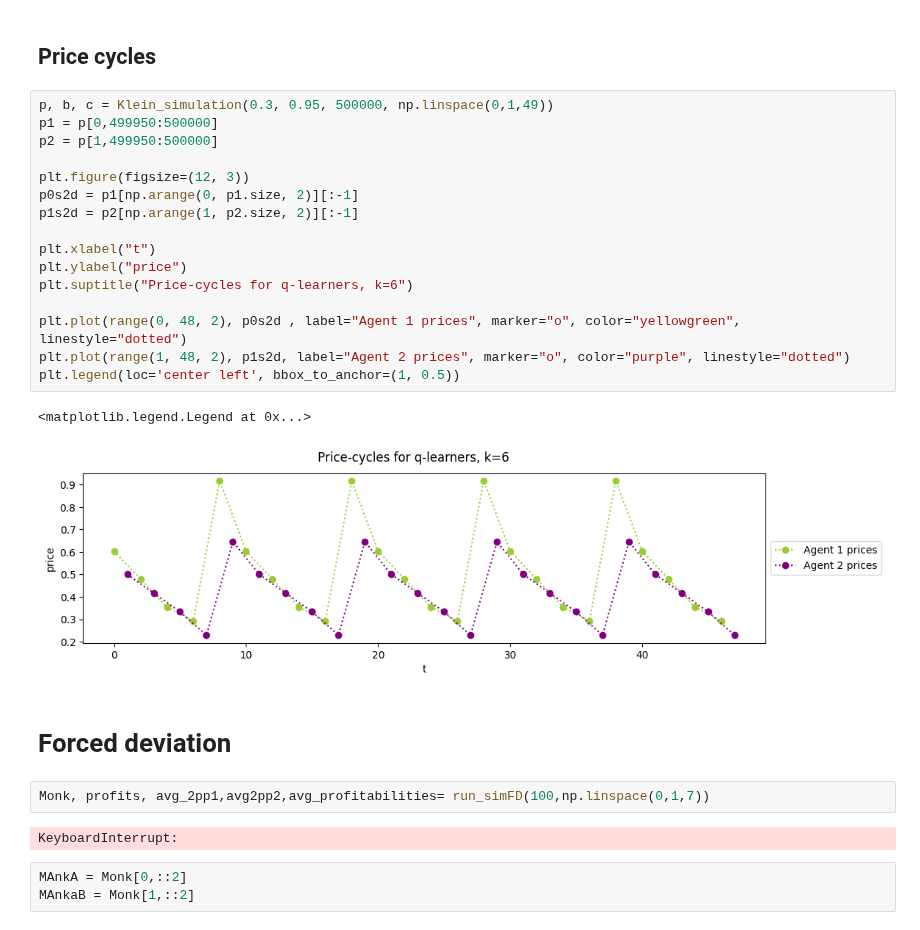
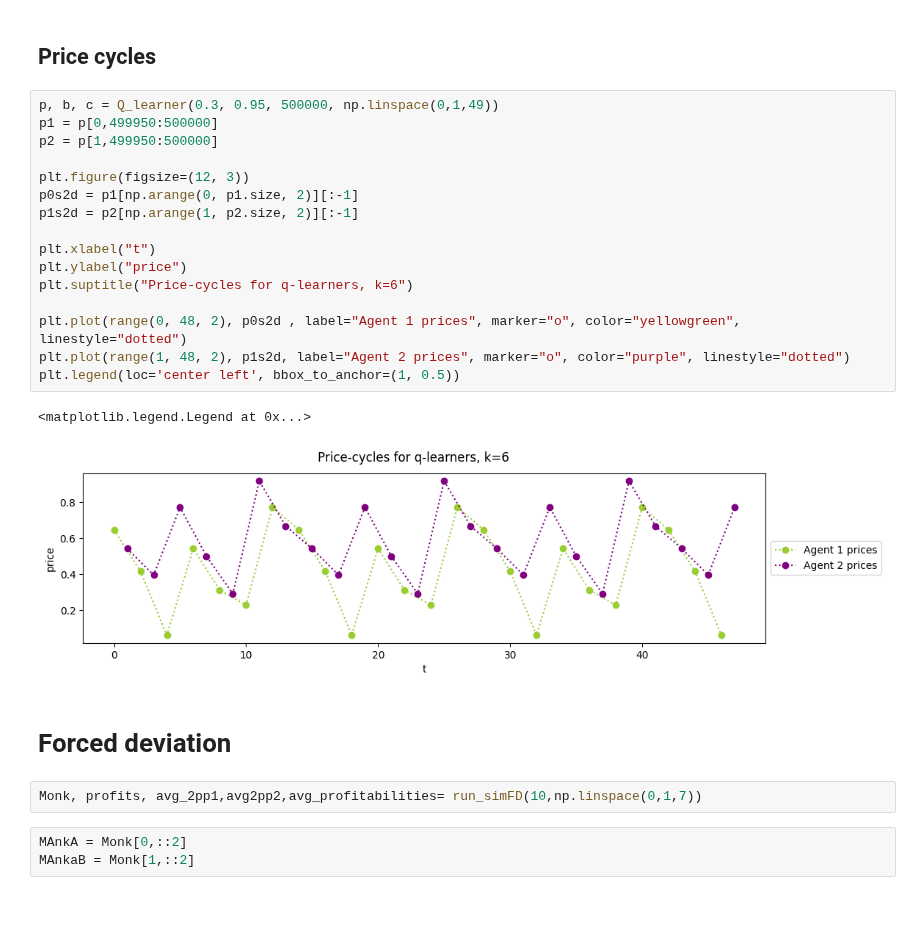
Before and after one commit to nicklasbusk/Bachelorprojekt, a Jupyter notebook: Code/q_learning.ipynb, the cells around one changed output. Drawn from its saved outputs; the diff is of its cells as text.

```diff
--- a/Code/q_learning.ipynb
+++ b/Code/q_learning.ipynb
@@ -70,30 +70,28 @@ plt.show()
 # %% [markdown]
 ## Price cycles
 # %%
-p, b, c = Klein_simulation(0.3, 0.95, 500000, np.linspace(0,1,49))
+p, b, c = Q_learner(0.3, 0.95, 500000, np.linspace(0,1,49))
 p1 = p[0,499950:500000]
 p2 = p[1,499950:500000]
 
 plt.figure(figsize=(12, 3))
 p0s2d = p1[np.arange(0, p1.size, 2)][:-1]
 p1s2d = p2[np.arange(1, p2.size, 2)][:-1]
 
 plt.xlabel("t")
 plt.ylabel("price")
 plt.suptitle("Price-cycles for q-learners, k=6")
 
 plt.plot(range(0, 48, 2), p0s2d , label="Agent 1 prices", marker="o", color="yellowgreen", linestyle="dotted")
 plt.plot(range(1, 48, 2), p1s2d, label="Agent 2 prices", marker="o", color="purple", linestyle="dotted")
 plt.legend(loc='center left', bbox_to_anchor=(1, 0.5))
 # %% [output]
 <matplotlib.legend.Legend at 0x...>
-[figure, old version]
+[figure, new version]
 # %% [markdown]
 # Forced deviation
 # %%
-Monk, profits, avg_2pp1,avg2pp2,avg_profitabilities= run_simFD(100,np.linspace(0,1,7))
+Monk, profits, avg_2pp1,avg2pp2,avg_profitabilities= run_simFD(10,np.linspace(0,1,7))
-# %% [output]
-KeyboardInterrupt:
 # %%
 MAnkA = Monk[0,::2]
 MAnkaB = Monk[1,::2]
```
Also changed, not shown: parts of 22 cells of this notebook, 5 other files.
